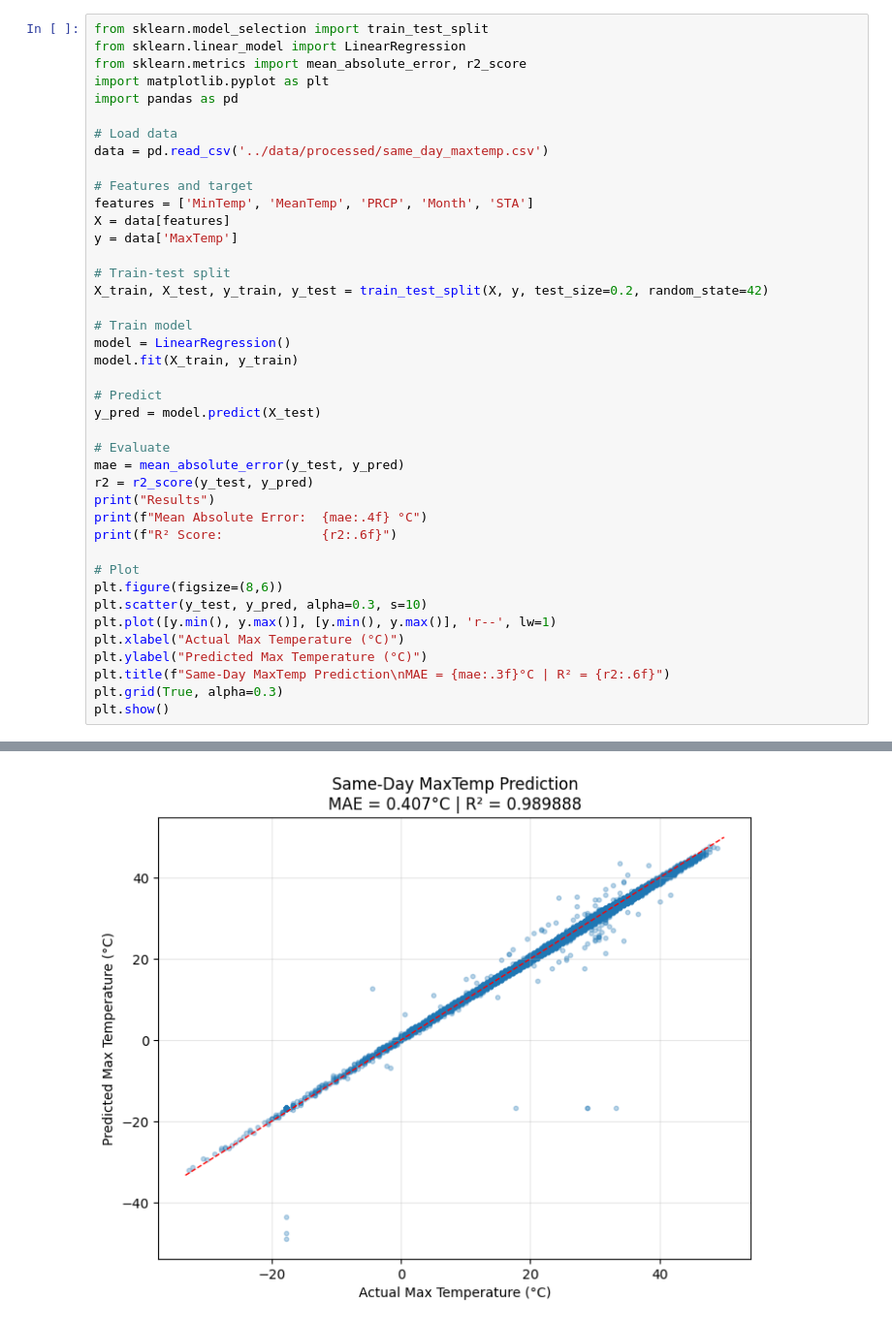
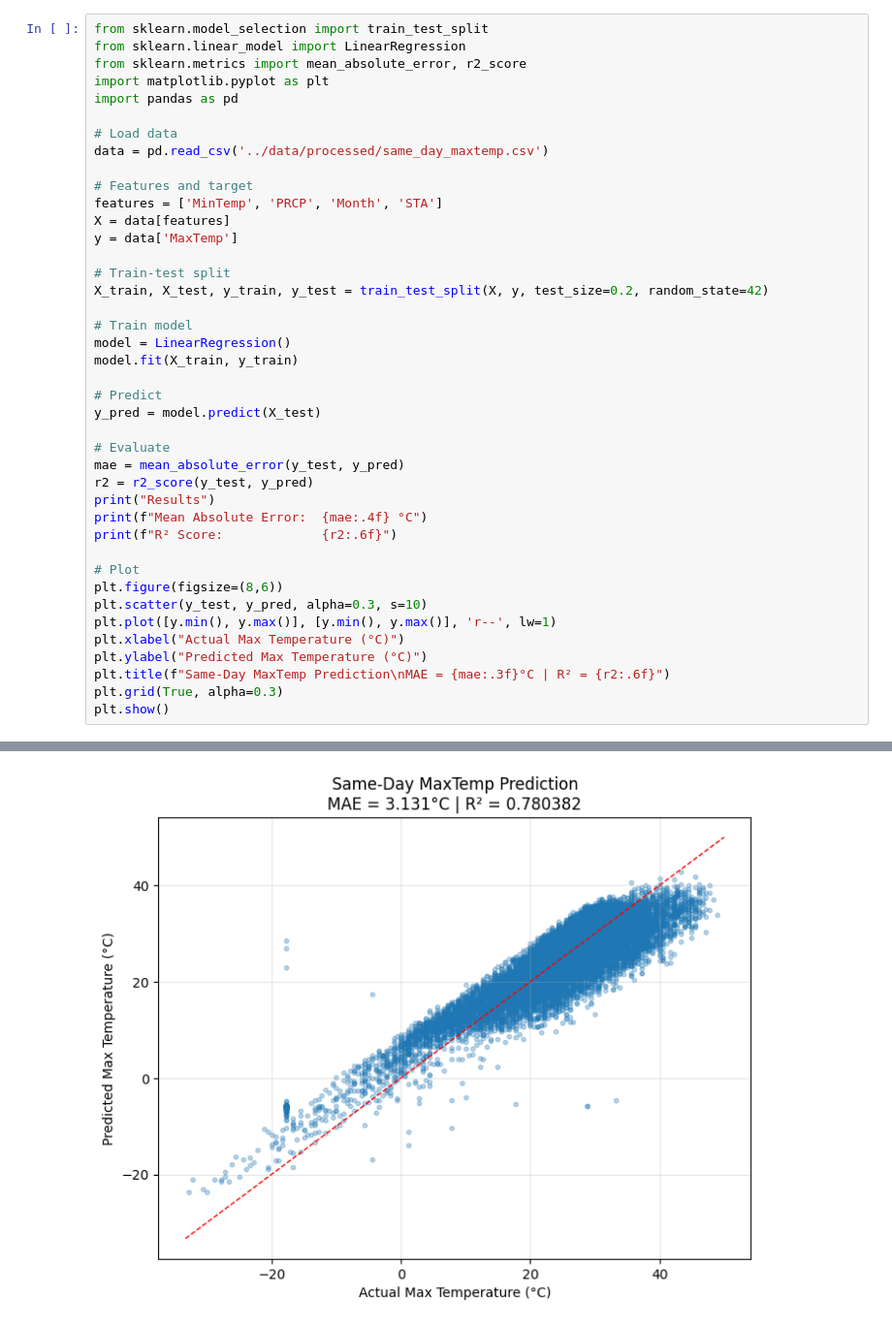
Before and after one commit to Armando-Gabor/Data_Science_and_Machine_Learning, a Jupyter notebook: (2025) WW2 Maximum Temperatures Prediction - Linear Regression/notebooks/01_same_day_maxtemp_linear_regression.ipynb, the cells around one changed output, grey strips where cells are left out. Shown: that part at 97% size. Drawn from its saved outputs; the diff is of its cells as text.

```diff
--- a/(2025) WW2 Maximum Temperatures Prediction - Linear Regression/notebooks/01_same_day_maxtemp_linear_regression.ipynb
+++ b/(2025) WW2 Maximum Temperatures Prediction - Linear Regression/notebooks/01_same_day_maxtemp_linear_regression.ipynb
@@ -9,7 +9,7 @@ import pandas as pd
 data = pd.read_csv('../data/processed/same_day_maxtemp.csv')
 
 # Features and target
-features = ['MinTemp', 'MeanTemp', 'PRCP', 'Month', 'STA']
+features = ['MinTemp', 'PRCP', 'Month', 'STA']
 X = data[features]
 y = data['MaxTemp']
 
@@ -46 +46 @@ R² Score:             0.989888
-[figure, old version]
+[figure, new version]
```
Also changed, not shown: parts of 1 cell of this notebook, 4 other files.
